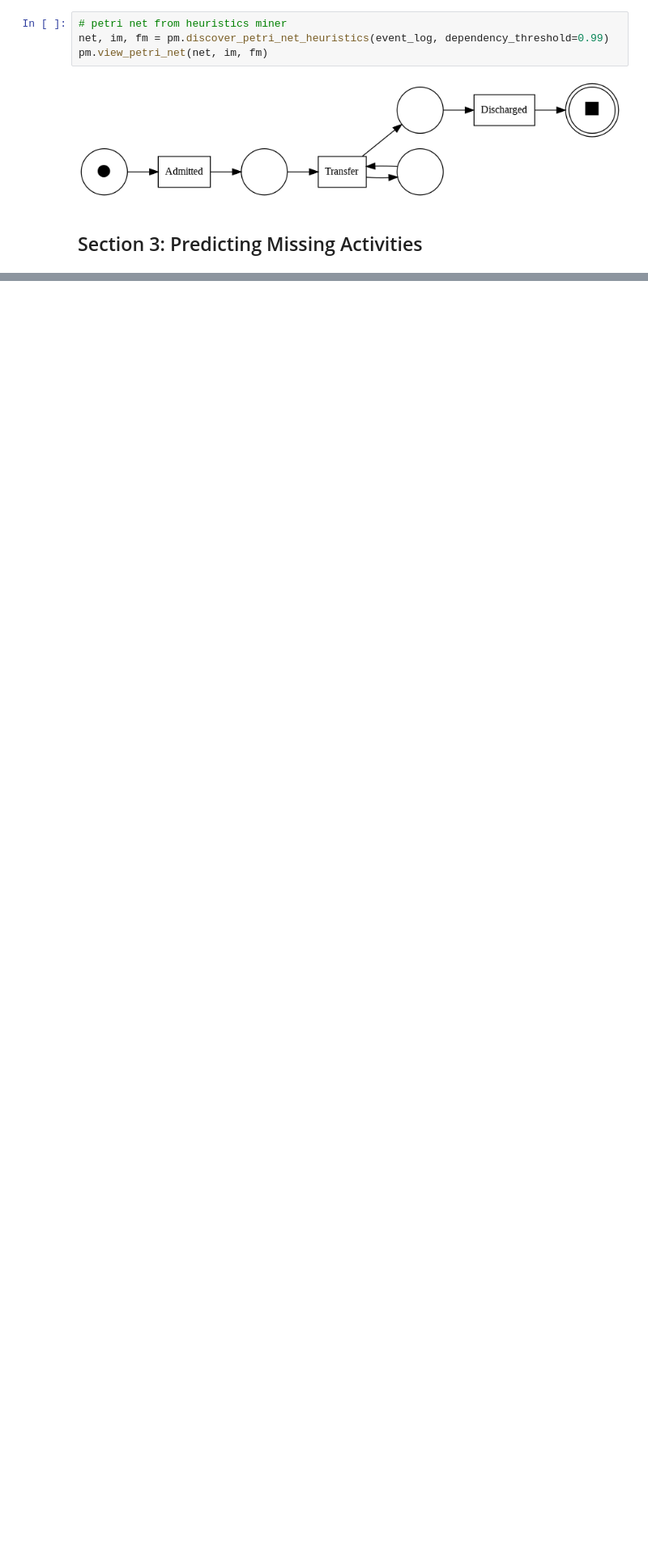
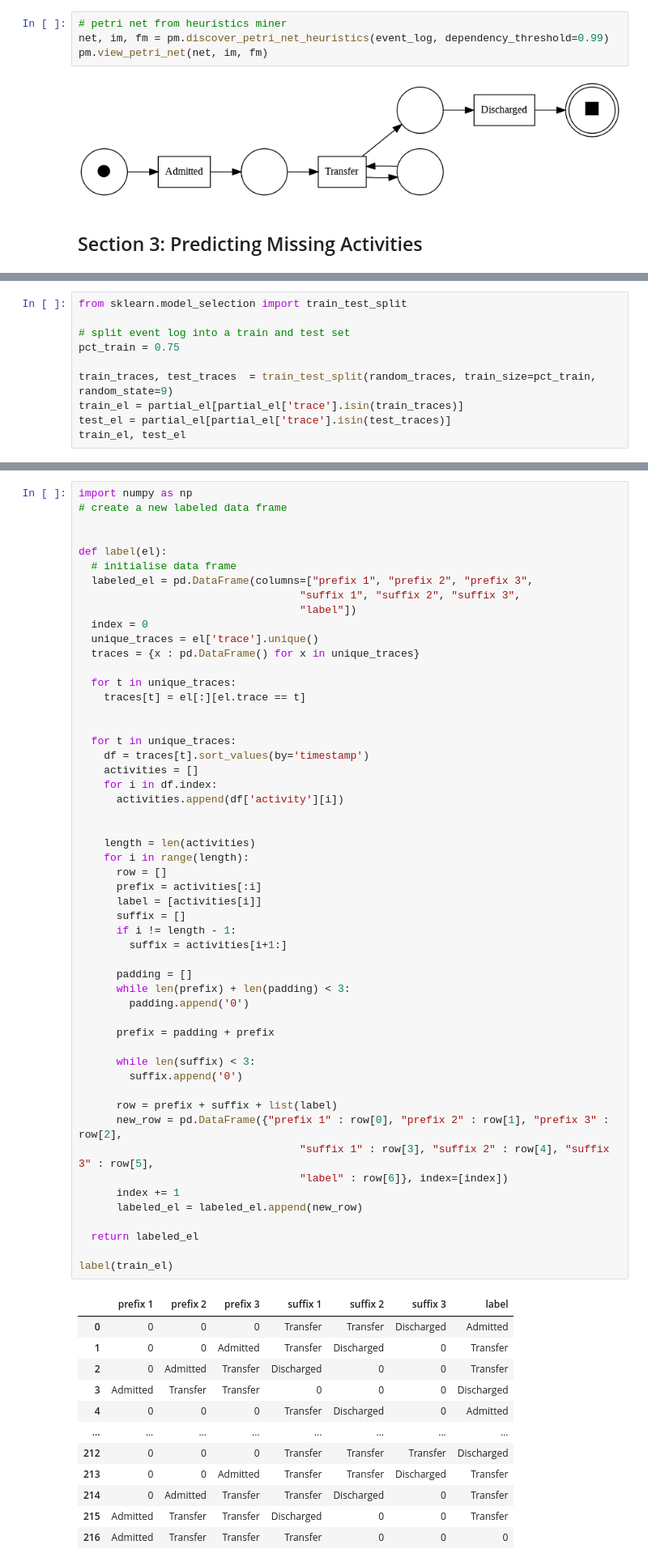
Before and after one commit to adamzbikowski/Process-Mining-Dissertation, a Jupyter notebook: pipeline.ipynb, the cells around one changed output, grey strips where cells are left out. Shown: that part at 81% size. Saved outputs shown, nothing was run; the diff lists cells and outputs as text; blank space fills up the shorter version.

```diff
--- a/pipeline.ipynb
+++ b/pipeline.ipynb
@@ -154,0 +157,10 @@ partial_event_log
+# %%
+from sklearn.model_selection import train_test_split
+
+# split event log into a train and test set
+pct_train = 0.75
+
+train_traces, test_traces  = train_test_split(random_traces, train_size=pct_train, random_state=9)
+train_el = partial_el[partial_el['trace'].isin(train_traces)]
+test_el = partial_el[partial_el['trace'].isin(test_traces)]
+train_el, test_el
@@ -154,0 +185,66 @@ partial_event_log
+# %%
+import numpy as np
+# create a new labeled data frame
+
+
+def label(el):
+  # initialise data frame
+  labeled_el = pd.DataFrame(columns=["prefix 1", "prefix 2", "prefix 3",
+                                   "suffix 1", "suffix 2", "suffix 3",
+                                   "label"])
+  index = 0
+  unique_traces = el['trace'].unique()
+  traces = {x : pd.DataFrame() for x in unique_traces}
+
+  for t in unique_traces:
+    traces[t] = el[:][el.trace == t]
+
+
+  for t in unique_traces:
+    df = traces[t].sort_values(by='timestamp')
+    activities = []
+    for i in df.index:
+      activities.append(df['activity'][i])
+
+
+    length = len(activities)
+    for i in range(length):
+      row = []
+      prefix = activities[:i]
+      label = [activities[i]]
+      suffix = []
+      if i != length - 1:
+        suffix = activities[i+1:]
+
+      padding = []
+      while len(prefix) + len(padding) < 3:
+        padding.append('0')
+
+      prefix = padding + prefix
+
+      while len(suffix) < 3:
+        suffix.append('0')
+
+      row = prefix + suffix + list(label)
+      new_row = pd.DataFrame({"prefix 1" : row[0], "prefix 2" : row[1], "prefix 3" : row[2],
+                                   "suffix 1" : row[3], "suffix 2" : row[4], "suffix 3" : row[5],
+                                   "label" : row[6]}, index=[index])
+      index += 1
+      labeled_el = labeled_el.append(new_row)
+
+  return labeled_el
+
+label(train_el)
+# %% [output]
+|  | prefix 1 | prefix 2 | prefix 3 | suffix 1 | suffix 2 | suffix 3 | label |
+| 0 | 0 | 0 | 0 | Transfer | Transfer | Discharged | Admitted |
+| 1 | 0 | 0 | Admitted | Transfer | Discharged | 0 | Transfer |
+| 2 | 0 | Admitted | Transfer | Discharged | 0 | 0 | Transfer |
+| 3 | Admitted | Transfer | Transfer | 0 | 0 | 0 | Discharged |
+| 4 | 0 | 0 | 0 | Transfer | Discharged | 0 | Admitted |
+| ... | ... | ... | ... | ... | ... | ... | ... |
+| 212 | 0 | 0 | 0 | Transfer | Transfer | Transfer | Discharged |
+| 213 | 0 | 0 | Admitted | Transfer | Transfer | Discharged | Transfer |
+| 214 | 0 | Admitted | Transfer | Transfer | Discharged | 0 | Transfer |
+| 215 | Admitted | Transfer | Transfer | Discharged | 0 | 0 | Transfer |
+| 216 | Admitted | Transfer | Transfer | Transfer | 0 | 0 | 0 |
```
Also changed, not shown: parts of 11 cells of this notebook.
